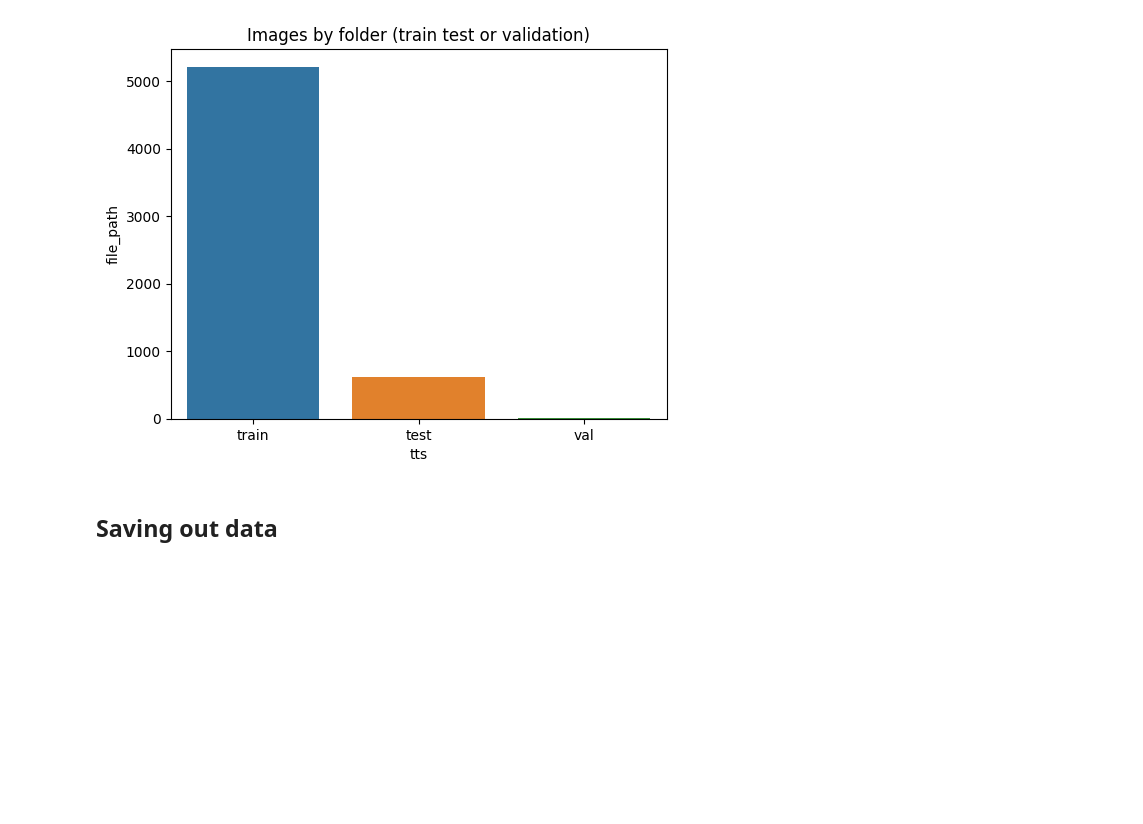
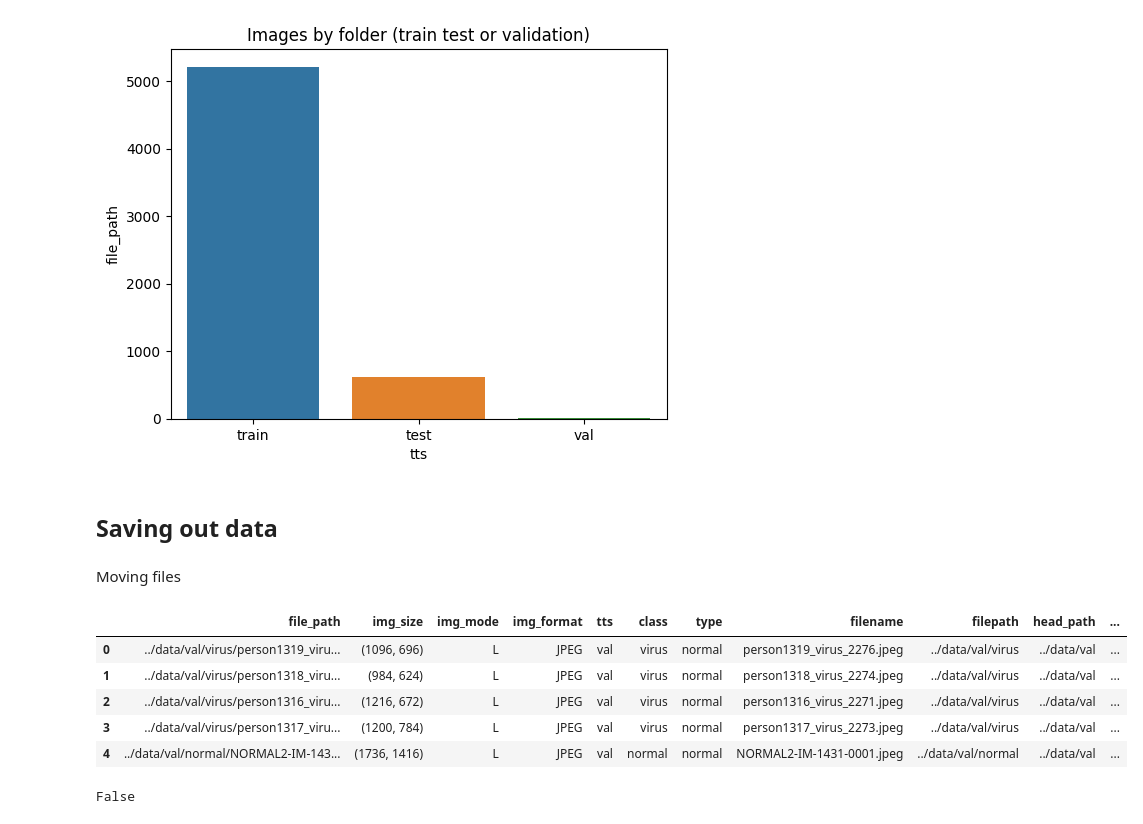
Before and after one commit to marmal88/Explainable-Neural-Networks, a Jupyter notebook: notebooks/EDA.ipynb, the cells around one changed output. Drawn from its saved outputs; the diff is of its cells as text; code cells hidden in the pictures; blank space fills up the shorter version.

Commit message:
added section to change dataset into multiclass classifier

```diff
--- a/notebooks/EDA.ipynb
+++ b/notebooks/EDA.ipynb
@@ -159,3 +163,24 @@ Text(0.5, 1.0, 'Images by folder (train test or validation)')
 [figure]
 # %% [markdown]
 ## Saving out data
+# %% [markdown]
+Moving files
+# %%
+import pandas as pd
+import os
+
+df = pd.read_csv("dataset.csv")
+df['filename']=df.file_path.apply(lambda x: os.path.split(x)[1])
+df['filepath']=df.file_path.apply(lambda x: os.path.split(x)[0])
+df['head_path']=df.filepath.apply(lambda x: os.path.split(x)[0])
+df['destination']=df.head_path+'/'+df.type+'/'+df.filename
+# df = df.drop(columns=["filepath", "head_path"])
+# %%
+df.head()
+# %% [output]
+|  | file_path | img_size | img_mode | img_format | tts | class | type | filename | filepath | head_path | ... |
+| 0 | ../data/val/virus/person1319_viru... | (1096, 696) | L | JPEG | val | virus | normal | person1319_virus_2276.jpeg | ../data/val/virus | ../data/val | ... |
+| 1 | ../data/val/virus/person1318_viru... | (984, 624) | L | JPEG | val | virus | normal | person1318_virus_2274.jpeg | ../data/val/virus | ../data/val | ... |
+| 2 | ../data/val/virus/person1316_viru... | (1216, 672) | L | JPEG | val | virus | normal | person1316_virus_2271.jpeg | ../data/val/virus | ../data/val | ... |
+| 3 | ../data/val/virus/person1317_viru... | (1200, 784) | L | JPEG | val | virus | normal | person1317_virus_2273.jpeg | ../data/val/virus | ../data/val | ... |
+| 4 | ../data/val/normal/NORMAL2-IM-143... | (1736, 1416) | L | JPEG | val | normal | normal | NORMAL2-IM-1431-0001.jpeg | ../data/val/normal | ../data/val | ... |
@@ -161,0 +200,6 @@ Text(0.5, 1.0, 'Images by folder (train test or validation)')
+# %%
+x = '/home/oem/Documents/coding/personal/Explainable-Neural-Networks/data/train/bacteria/person576_bacteria_2375.jpeg'
+
+os.path.isdir(x)
+# %% [output]
+False
```
Also changed, not shown: parts of 7 cells of this notebook.
